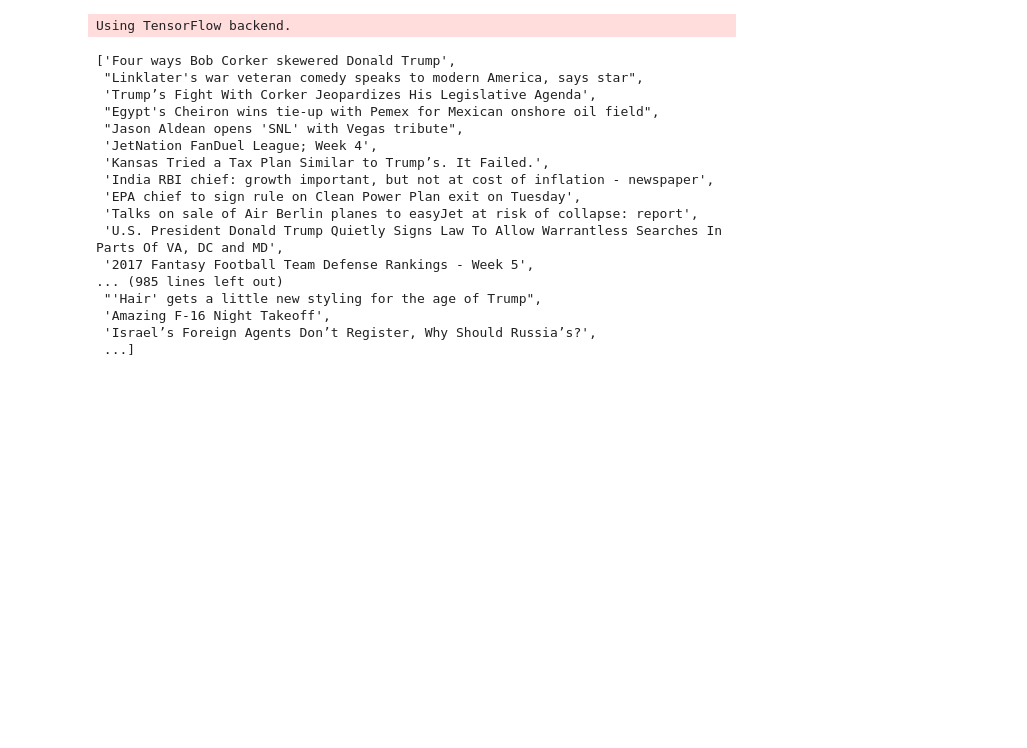
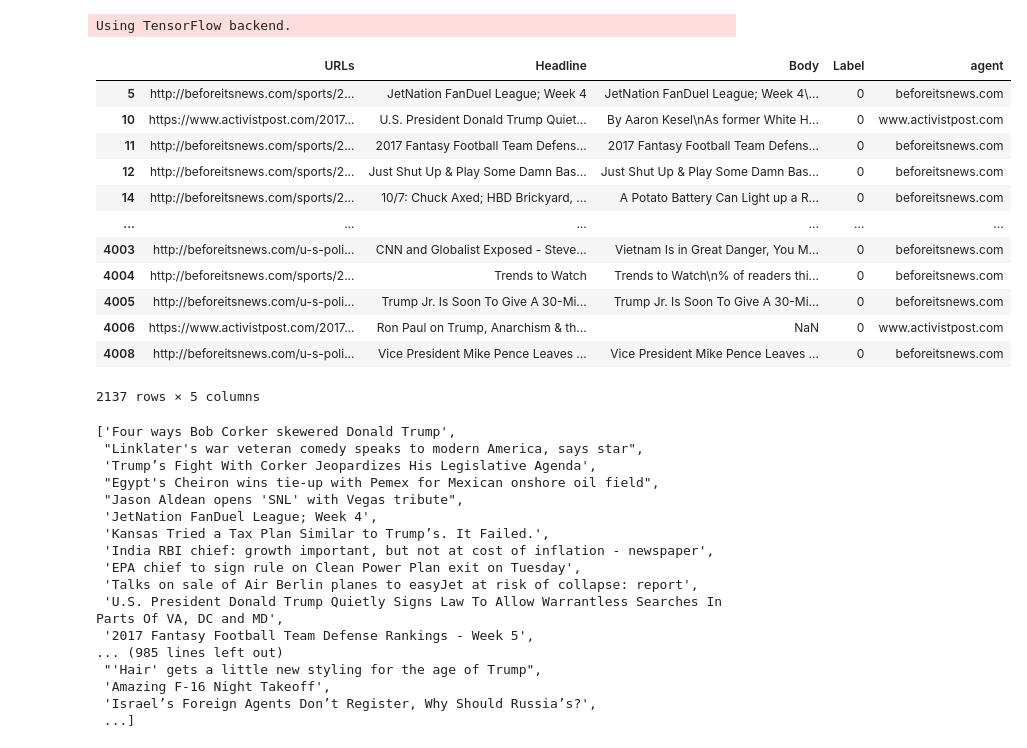
Before and after one commit to whz20024117/IE582_HW, a Jupyter notebook: Project/tfidf.ipynb, the cells around one changed output. Drawn from its saved outputs; the diff is of its cells as text; code cells hidden in the pictures; blank space fills up the shorter version.

```diff
--- a/Project/tfidf.ipynb
+++ b/Project/tfidf.ipynb
@@ -13,6 +13,22 @@ data['agent'] = data['URLs'].apply(lambda x: urlparse(x)[1])
 
 headlines = data['Headline'].tolist()
 labels = data['Label'].tolist()
+# %%
+data[data['Label']==0]
+# %% [output]
+|  | URLs | Headline | Body | Label | agent |
+| 5 | http://beforeitsnews.com/sports/2... | JetNation FanDuel League; Week 4 | JetNation FanDuel League; Week 4\... | 0 | beforeitsnews.com |
+| 10 | https://www.activistpost.com/2017... | U.S. President Donald Trump Quiet... | By Aaron Kesel\nAs former White H... | 0 | www.activistpost.com |
+| 11 | http://beforeitsnews.com/sports/2... | 2017 Fantasy Football Team Defens... | 2017 Fantasy Football Team Defens... | 0 | beforeitsnews.com |
+| 12 | http://beforeitsnews.com/sports/2... | Just Shut Up & Play Some Damn Bas... | Just Shut Up & Play Some Damn Bas... | 0 | beforeitsnews.com |
+| 14 | http://beforeitsnews.com/sports/2... | 10/7: Chuck Axed; HBD Brickyard, ... | A Potato Battery Can Light up a R... | 0 | beforeitsnews.com |
+| ... | ... | ... | ... | ... | ... |
+| 4003 | http://beforeitsnews.com/u-s-poli... | CNN and Globalist Exposed - Steve... | Vietnam Is in Great Danger, You M... | 0 | beforeitsnews.com |
+| 4004 | http://beforeitsnews.com/sports/2... | Trends to Watch | Trends to Watch\n% of readers thi... | 0 | beforeitsnews.com |
+| 4005 | http://beforeitsnews.com/u-s-poli... | Trump Jr. Is Soon To Give A 30-Mi... | Trump Jr. Is Soon To Give A 30-Mi... | 0 | beforeitsnews.com |
+| 4006 | https://www.activistpost.com/2017... | Ron Paul on Trump, Anarchism & th... | NaN | 0 | www.activistpost.com |
+| 4008 | http://beforeitsnews.com/u-s-poli... | Vice President Mike Pence Leaves ... | Vice President Mike Pence Leaves ... | 0 | beforeitsnews.com |
+2137 rows × 5 columns
 # %%
 headlines
 # %% [output]
```
Also changed, not shown: 1 other file.
